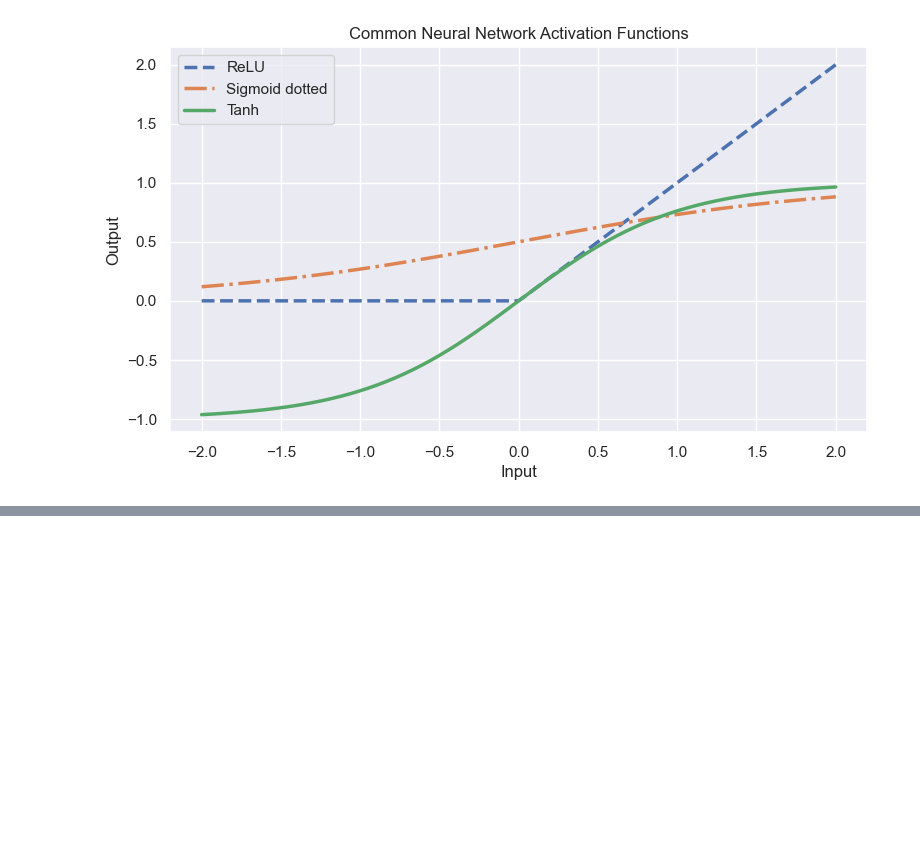
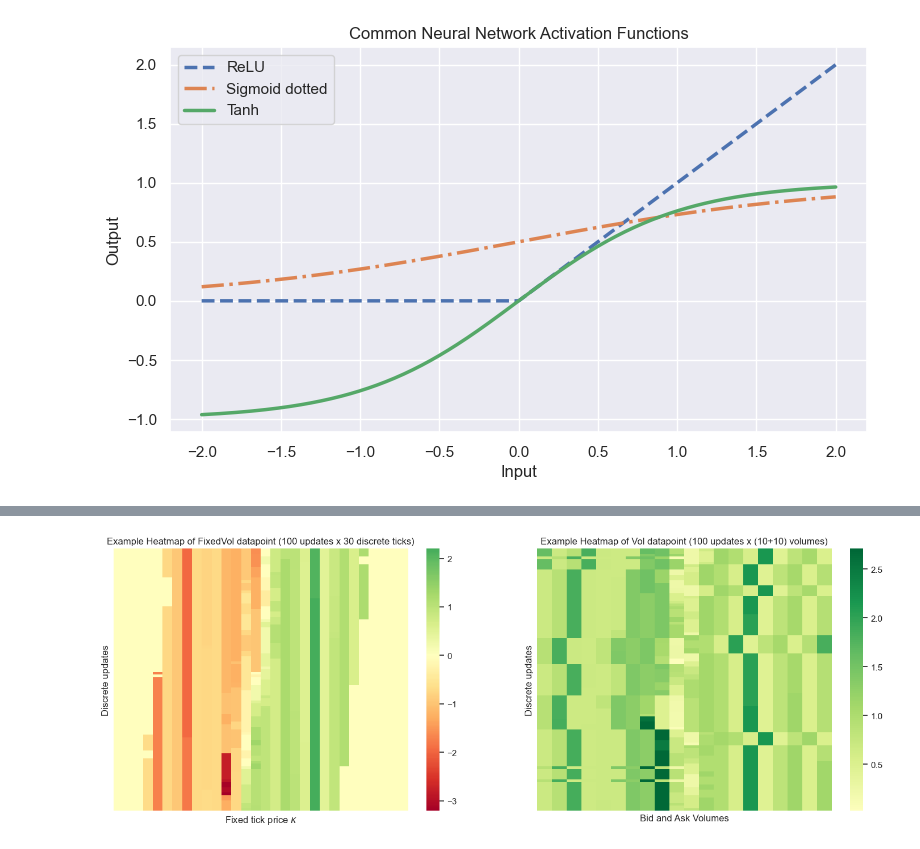
Before and after one commit to benhunt19/deep-lob-project, a Jupyter notebook: src/notebooks/genericNotebook.ipynb, the cells around one changed output, grey strips where cells are left out. Cells and saved outputs as stored; diff of their text form; code cells hidden in the pictures; blank space fills up the shorter version.

```diff
--- a/src/notebooks/genericNotebook.ipynb
+++ b/src/notebooks/genericNotebook.ipynb
@@ -385,3 +356,41 @@ plt.show()
+# %%
+# index = 2000
+index = 4500
+
+
+example2 = data1[index]
+pos2 = example2[example2 != 0]
+ABS2 = np.abs(pos2)
+MEAN2 = np.mean(ABS2)
+normalised1 = example2 / MEAN2
+
+
+example2 = data2[index]
+pos2 = example2[example2 != 0]
+ABS2 = np.abs(pos2)
+MEAN2 = np.mean(ABS2)
+normalised2 = example2 / MEAN2
+
+# normalised for file1 is already present as 'normalised'
+
+fig, axs = plt.subplots(1, 2, figsize=(18, 6))
+sns.heatmap(normalised1, cmap="RdYlGn", center=0, ax=axs[0], cbar=True)
+axs[0].set_title('Example Heatmap of FixedVol datapoint (100 updates x 30 discrete ticks)')
+axs[0].set_xlabel("Fixed tick price $\kappa$")
+sns.heatmap(normalised2, cmap="RdYlGn", center=0, ax=axs[1], cbar=True)
+axs[1].set_title('Example Heatmap of Vol datapoint (100 updates x (10+10) volumes)')
+axs[1].set_xlabel("Bid and Ask Volumes")
+
+for ax in axs:
+    ax.set_xticks([])
+    ax.set_yticks([])
+    ax.set_ylabel("Discrete updates")
+
+    # ax.set_xlabel(ax.get_xlabel())
+    plt.subplots_adjust(wspace=0.15)
+plt.show()
+# %% [output]
+[figure, added]
 # %%
 file = r'C:\Users\benhu\UCL\Term 3\HSBC\deep-lob-project\data\processed\AAPL\orderfixedvol\scaled\AAPL_orderfixedvol_2025-06-04.npz'
 with np.load(file) as data:
```
Also changed, not shown: parts of 5 cells of this notebook, 5 other files.
